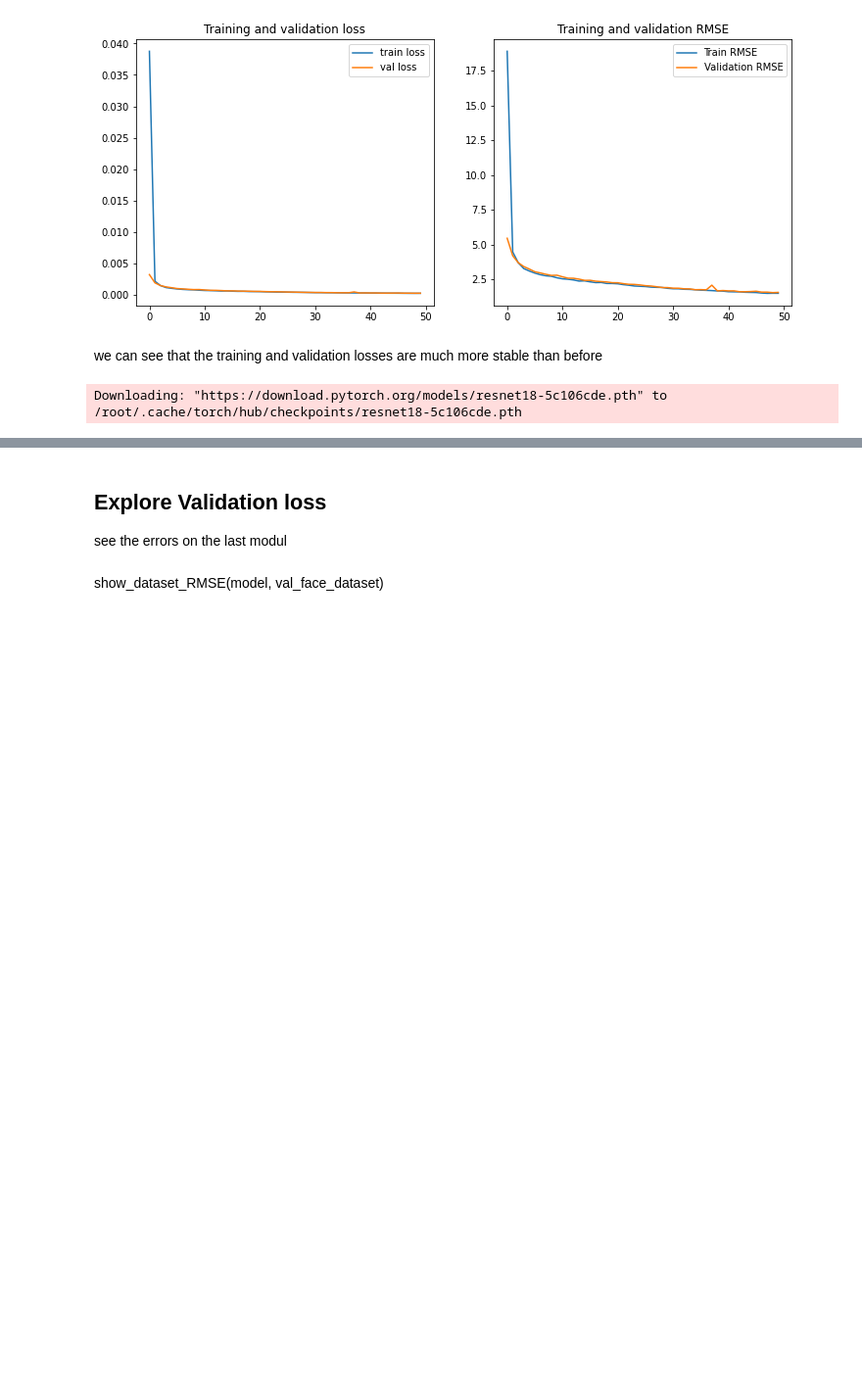
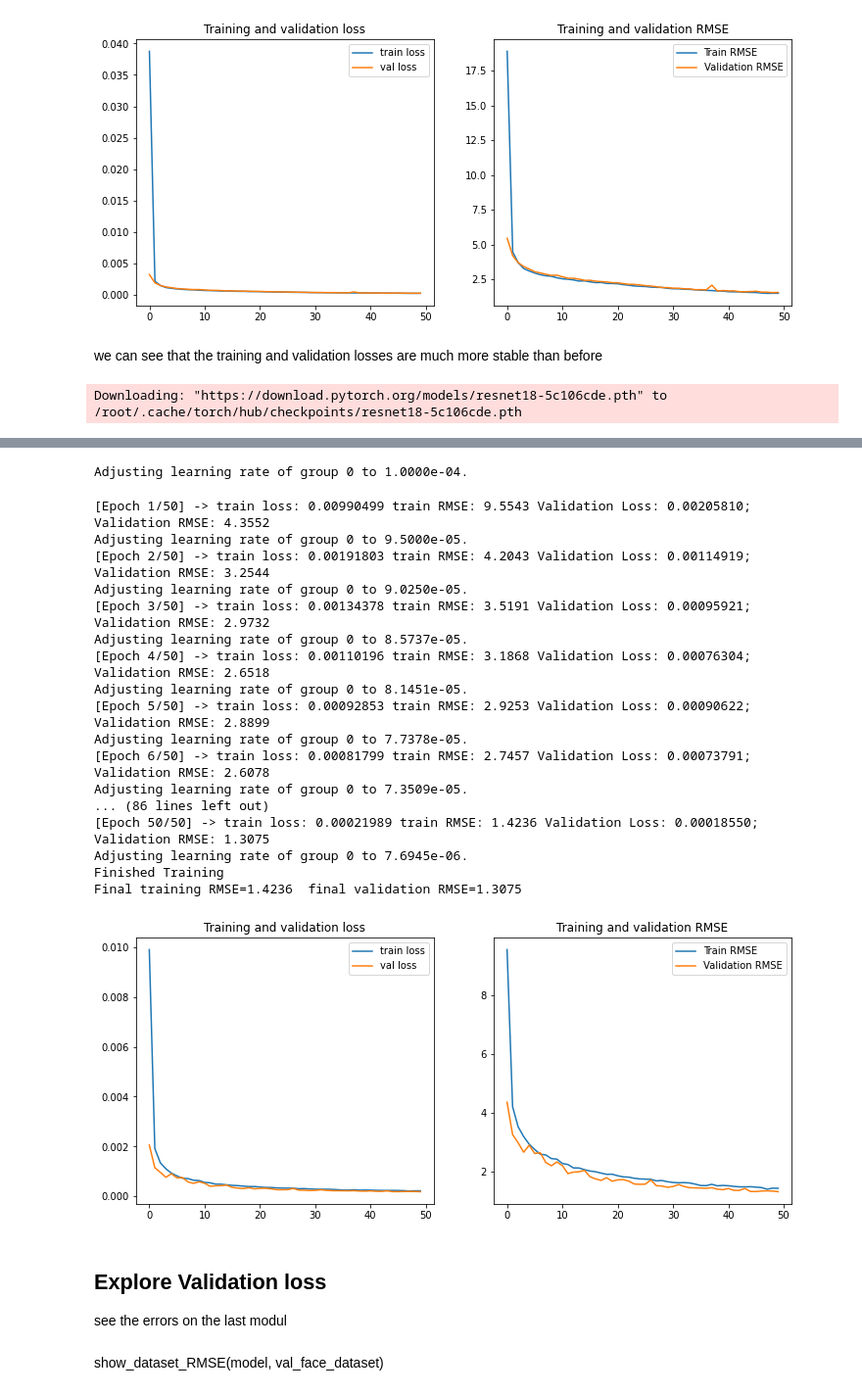
Before and after one commit to orilib/PyTorch, a Jupyter notebook: FacialKeypointsDetection.ipynb, the cells around one changed output, grey strips where cells are left out. Shown at 98% size. Saved outputs shown, nothing was run; the diff lists cells and outputs as text; code cells hidden in the pictures; blank space fills up the shorter version.

```diff
--- a/FacialKeypointsDetection.ipynb
+++ b/FacialKeypointsDetection.ipynb
@@ -884,0 +967,33 @@ Downloading: "https://download.pytorch.org/models/resnet18-5c106cde.pth" to /roo
+# %%
+def resnet18_model_new():
+    model = models.resnet18(pretrained = True)
+    # remove average pooling layer
+    model.avgpool = nn.Sequential()
+    # add FC layer from the last feature maps of size 3x3
+    num_ftrs = model.fc.in_features*3*3
+    model.fc = nn.Sequential(
+        nn.Linear(num_ftrs, 512),
+        nn.ReLU(),
+        # nn.Dropout(p=0.1),
+        # add clasifier for 30 outputs
+        nn.Linear(512, 30),
+        nn.Unflatten(dim=1,unflattened_size=torch.Size([1,15,2]))
+    )
+    model=model.to(device)
+    return model
+
+def resnet50_model_new():
+    model = models.resnet50(pretrained = True)
+    model.avgpool = nn.Sequential()
+    num_ftrs = model.fc.in_features*3*3
+    # add clasifier for 30 outputs
+    # model.fc = nn.Linear(num_ftrs, 30)
+    model.fc = nn.Sequential(
+        nn.Linear(num_ftrs, 512),
+        nn.ReLU(),
+        # nn.Dropout(p=0.1),
+        nn.Linear(512, 30),
+        nn.Unflatten(dim=1,unflattened_size=torch.Size([1,15,2]))
+    )
+    model=model.to(device)
+    return model
@@ -884,0 +1020,9 @@ Downloading: "https://download.pytorch.org/models/resnet18-5c106cde.pth" to /roo
+# %%
+# with new augmentations
+criterion = masked_MSELoss
+model = resnet18_model_new()
+optimizer = torch.optim.Adam(model.parameters(), lr=1.0E-04)
+scheduler = torch.optim.lr_scheduler.StepLR(optimizer, step_size=1, gamma=0.95, verbose=True)
+
+train_model(dataloader, dataloader_val, criterion=criterion, epochs=EPOCHS_NUM, schedular=scheduler)
+# %% [output]
@@ -885,3 +1030,22 @@ Downloading: "https://download.pytorch.org/models/resnet18-5c106cde.pth" to /roo
+Adjusting learning rate of group 0 to 1.0000e-04.
+[Epoch 1/50] -> train loss: 0.00990499 train RMSE: 9.5543 Validation Loss: 0.00205810; Validation RMSE: 4.3552
+Adjusting learning rate of group 0 to 9.5000e-05.
+[Epoch 2/50] -> train loss: 0.00191803 train RMSE: 4.2043 Validation Loss: 0.00114919; Validation RMSE: 3.2544
+Adjusting learning rate of group 0 to 9.0250e-05.
+[Epoch 3/50] -> train loss: 0.00134378 train RMSE: 3.5191 Validation Loss: 0.00095921; Validation RMSE: 2.9732
+Adjusting learning rate of group 0 to 8.5737e-05.
+[Epoch 4/50] -> train loss: 0.00110196 train RMSE: 3.1868 Validation Loss: 0.00076304; Validation RMSE: 2.6518
+Adjusting learning rate of group 0 to 8.1451e-05.
+[Epoch 5/50] -> train loss: 0.00092853 train RMSE: 2.9253 Validation Loss: 0.00090622; Validation RMSE: 2.8899
+Adjusting learning rate of group 0 to 7.7378e-05.
+[Epoch 6/50] -> train loss: 0.00081799 train RMSE: 2.7457 Validation Loss: 0.00073791; Validation RMSE: 2.6078
+Adjusting learning rate of group 0 to 7.3509e-05.
+... (86 lines left out)
+[Epoch 50/50] -> train loss: 0.00021989 train RMSE: 1.4236 Validation Loss: 0.00018550; Validation RMSE: 1.3075
+Adjusting learning rate of group 0 to 7.6945e-06.
+Finished Training
+Final training RMSE=1.4236  final validation RMSE=1.3075
+[figure, added]
 # %% [markdown]
 ## Explore Validation loss
 see the errors on the last modul
```
Also changed, not shown: parts of 21 cells of this notebook.
